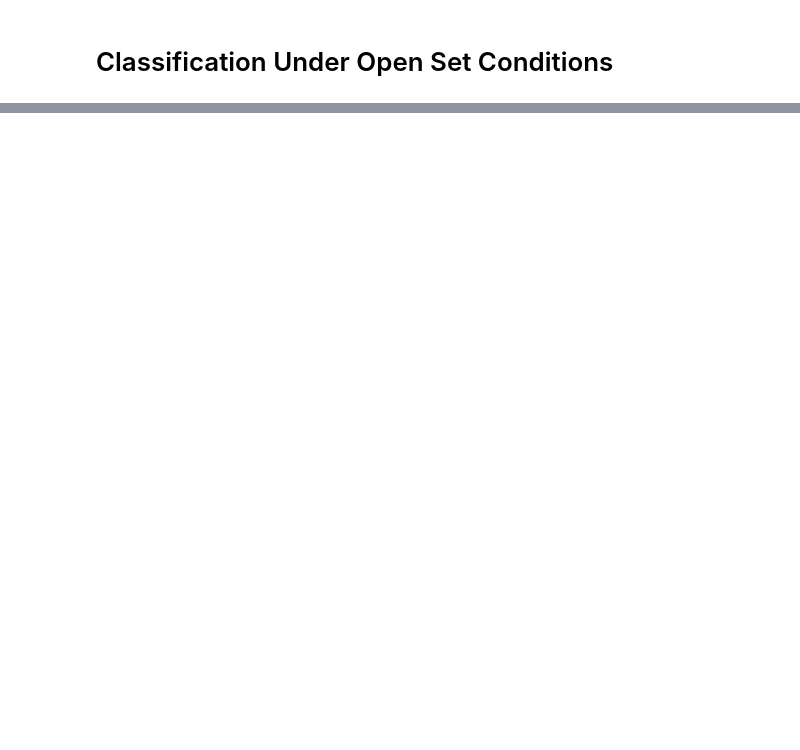
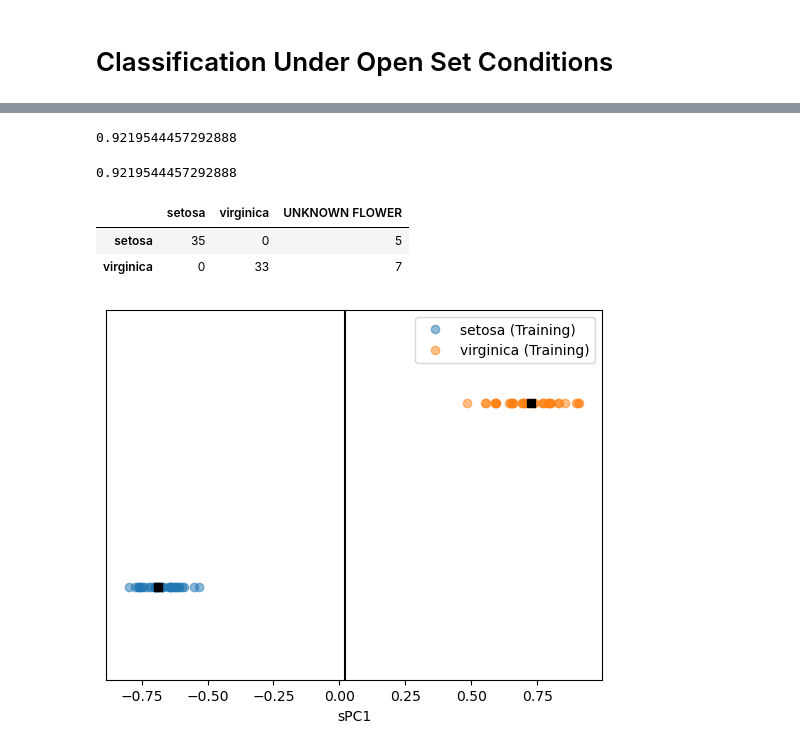
Before and after one commit to mahynski/pychemauth, a Jupyter notebook: docs/jupyter/api/opensetclassification.ipynb, the cells around one changed output, grey strips where cells are left out. Saved outputs shown, nothing was run; the diff lists cells and outputs as text; code cells hidden in the pictures; blank space fills up the shorter version.

```diff
--- a/docs/jupyter/api/opensetclassification.ipynb
+++ b/docs/jupyter/api/opensetclassification.ipynb
@@ -118,0 +142,4 @@ Case 2: Multiclass Hard Model with Outlier Detection
+# %%
+# Leave out virginica on purpose
+X_train_ = X_train[y_train != 'versicolor']
+y_train_ = y_train[y_train != 'versicolor']
@@ -118,0 +152,25 @@ Case 2: Multiclass Hard Model with Outlier Detection
+# %%
+osc = OpenSetClassifier(
+    clf_model=PLSDA,
+    clf_kwargs={
+        'n_components':3,
+        'alpha':0.05,
+        'gamma':0.01,
+        'style':"hard",
+        'scale_x':True,
+    },
+    outlier_model=IsolationForest,
+    outlier_kwargs={
+        'n_estimators':100,
+        'max_samples':1.0,
+        'contamination':0.15, # In practice, this is very important to tune correctly
+        'max_features':1.0,
+        'bootstrap':True,
+        'random_state':42,
+    },
+    score_metric='TEFF',
+    clf_style='hard',
+    unknown_class="UNKNOWN FLOWER",
+)
+# %%
+osc.fit(X_train_, y_train_)
@@ -118,0 +201,20 @@ Case 2: Multiclass Hard Model with Outlier Detection
+# %%
+osc.score(X_train_, y_train_)
+# %% [output]
+0.9219544457292888
+# %%
+res['TEFF']
+# %% [output]
+0.9219544457292888
+# %%
+res['CM']
+# %% [output]
+|  | setosa | virginica | UNKNOWN FLOWER |
+| setosa | 35 | 0 | 5 |
+| virginica | 0 | 33 | 7 |
+# %%
+# The underlying hard model only recognizes setosa and versicolor
+
+_ = osc.fitted_classification_model.visualize(styles=['hard'])
+# %% [output]
+[figure, added]
```
Also changed, not shown: parts of 77 cells of this notebook, 5 other files.
